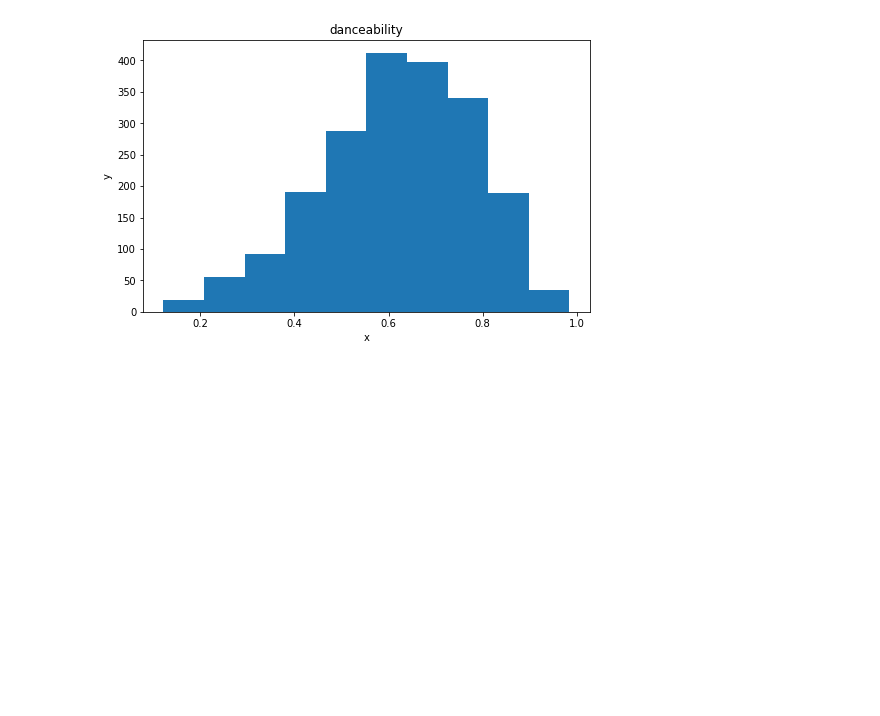
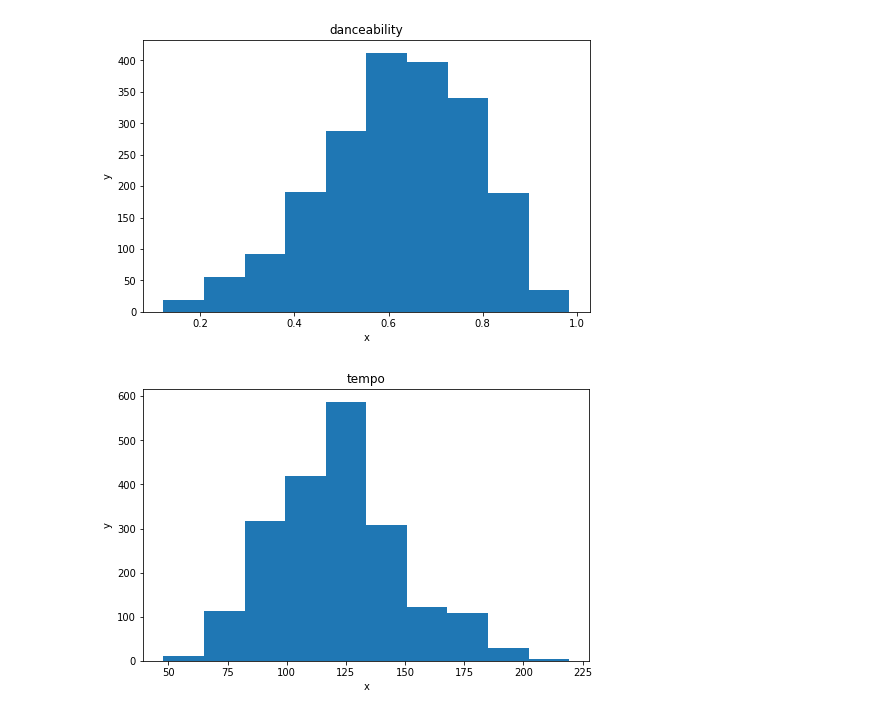
Before and after one commit to cameronv10/Project-2, a Jupyter notebook: Project_2_part_1.ipynb, the cells around one changed output. Saved outputs shown, nothing was run; the diff lists cells and outputs as text; code cells hidden in the pictures; blank space fills up the shorter version.

```diff
--- a/Project_2_part_1.ipynb
+++ b/Project_2_part_1.ipynb
@@ -81,3 +81,11 @@ plt.xlabel('x')
 plt.show()
 # %% [output]
 [figure]
+# %%
+df['tempo'].plot(kind='hist',figsize=(8, 5))
+plt.title('tempo')
+plt.ylabel('y')
+plt.xlabel('x')
+plt.show()
+# %% [output]
+[figure, added]
```
Also changed, not shown: parts of 1 cell of this notebook.
